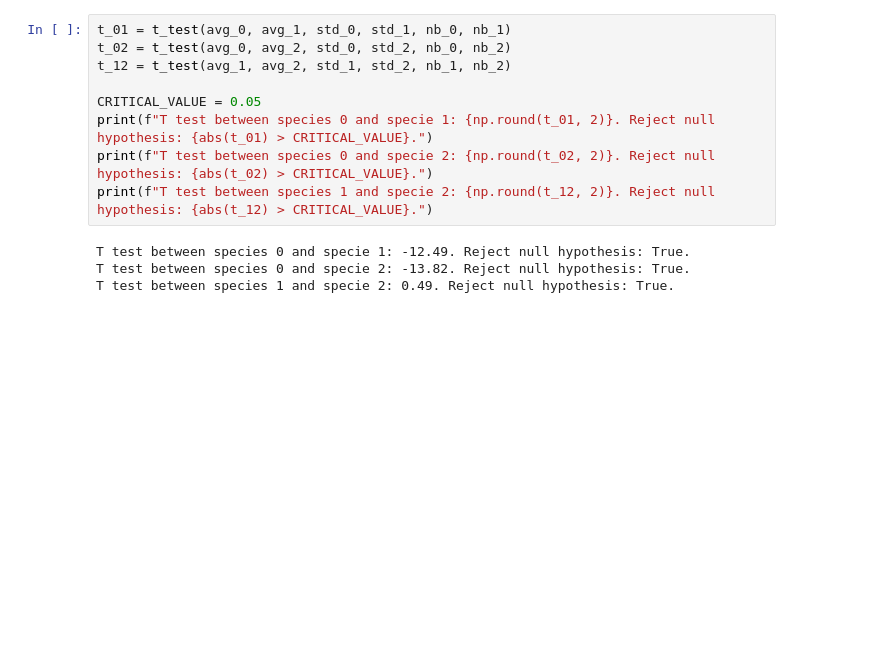
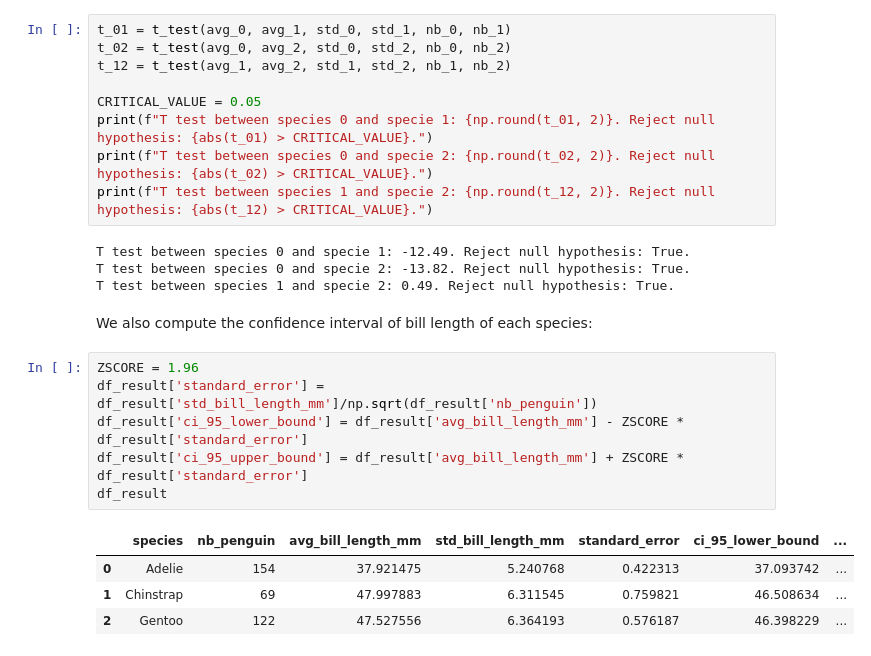
Before and after one commit to dscc-admin-ch/ESTP_DP_Course, a Jupyter notebook: Smartnoise-SQL.ipynb, the cells around one changed output. Saved outputs shown, nothing was run; the diff lists cells and outputs as text; blank space fills up the shorter version.

Commit message:
adding the confidence interval

```diff
--- a/Smartnoise-SQL.ipynb
+++ b/Smartnoise-SQL.ipynb
@@ -371,3 +371,16 @@ print(f"T test between species 1 and specie 2: {np.round(t_12, 2)}. Reject null
 T test between species 0 and specie 1: -12.49. Reject null hypothesis: True.
 T test between species 0 and specie 2: -13.82. Reject null hypothesis: True.
 T test between species 1 and specie 2: 0.49. Reject null hypothesis: True.
+# %% [markdown]
+We also compute the confidence interval of bill length of each species:
+# %%
+ZSCORE = 1.96
+df_result['standard_error'] = df_result['std_bill_length_mm']/np.sqrt(df_result['nb_penguin'])
+df_result['ci_95_lower_bound'] = df_result['avg_bill_length_mm'] - ZSCORE * df_result['standard_error']
+df_result['ci_95_upper_bound'] = df_result['avg_bill_length_mm'] + ZSCORE * df_result['standard_error']
+df_result
+# %% [output]
+|  | species | nb_penguin | avg_bill_length_mm | std_bill_length_mm | standard_error | ci_95_lower_bound | ... |
+| 0 | Adelie | 154 | 37.921475 | 5.240768 | 0.422313 | 37.093742 | ... |
+| 1 | Chinstrap | 69 | 47.997883 | 6.311545 | 0.759821 | 46.508634 | ... |
+| 2 | Gentoo | 122 | 47.527556 | 6.364193 | 0.576187 | 46.398229 | ... |
```
